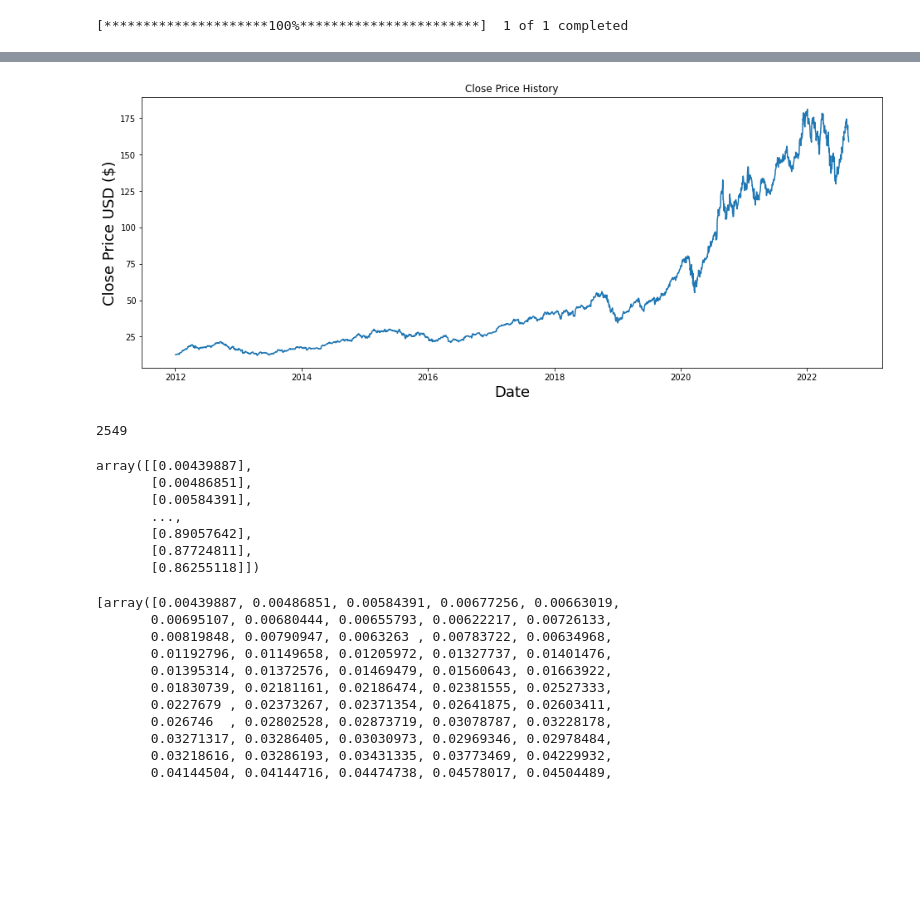
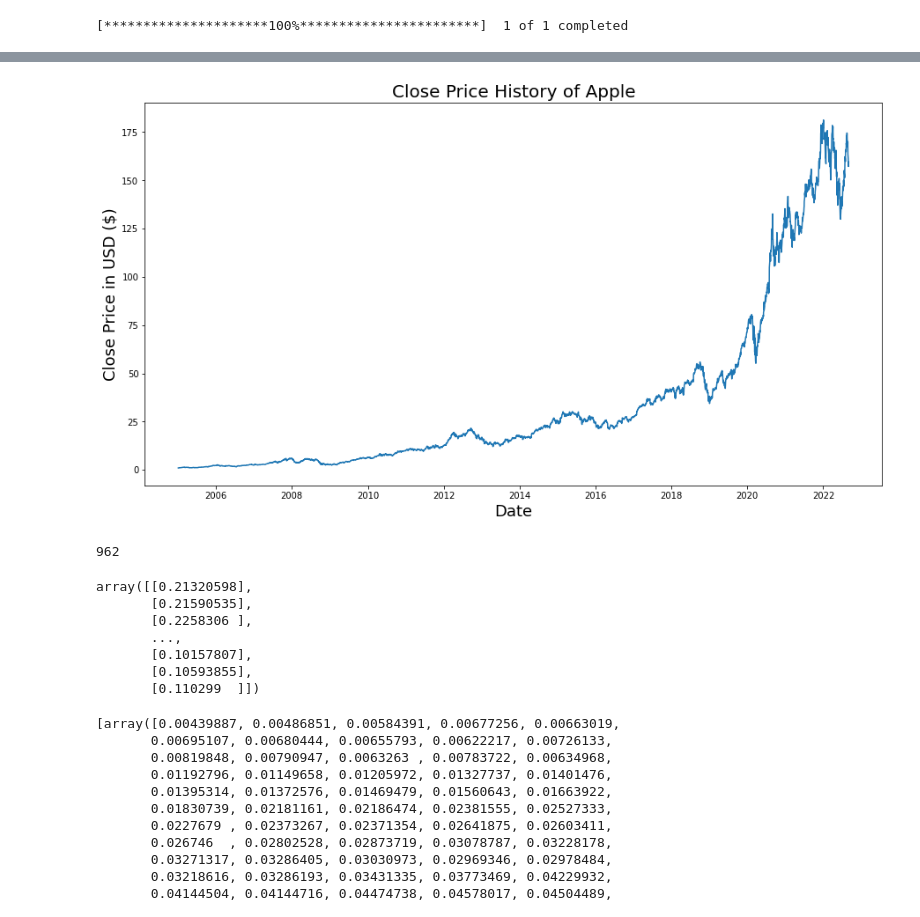
Before and after one commit to BANZOM/Stock_Market_Price_Prediction_by_LSTM, a Jupyter notebook: stocks_market_prediction_usingLSTM.ipynb, the cells around one changed output, grey strips where cells are left out. Saved outputs shown, nothing was run; the diff lists cells and outputs as text; code cells hidden in the pictures; blank space fills up the shorter version.

```diff
--- a/stocks_market_prediction_usingLSTM.ipynb
+++ b/stocks_market_prediction_usingLSTM.ipynb
@@ -383,5 +391,8 @@ for label, x, y in zip(rets.columns, rets.mean(), rets.std()):
 # %%
 # Get the stock quote
-df = yf.download('AAPL', data_source='yahoo', start='2012-01-01', end=datetime.now())
+
+df_apple = yf.download('AAPL', data_source='yahoo', start='2005-01-01', end=datetime.now())
+
+#2012
 # %% [output]
 [*********************100%***********************]  1 of 1 completed
@@ -405,39 +416,41 @@ df
 # %%
-plt.figure(figsize=(16,6))
-plt.title('Close Price History')
-plt.plot(df['Adj Close'])
-plt.xlabel('Date', fontsize=18)
-plt.ylabel('Close Price USD ($)', fontsize=18)
+plt.figure(figsize=(15,8))
+plt.plot(df_apple['Adj Close'])
+plt.title('Close Price History of Apple', fontsize=20)
+plt.xlabel('Date', fontsize=18 )
+plt.ylabel('Close Price in USD ($)', fontsize=18)
 plt.show()
 # %% [output]
-[figure, old version]
+[figure, new version]
 # %%
-# Create a new dataframe with only the 'Close column
-data = df.filter(['Close'])
+# Create a new dataframe with only the 'Close' value column
+data_close = df.filter(['Close'])
+
 # Convert the dataframe to a numpy array
-dataset = data.values
+dataset = data_close.values
+
 # Get the number of rows to train the model on
-training_data_len = int(np.ceil( len(dataset) * .95 ))
+training_data_len = int(np.ceil( len(dataset) * .95 ))    # np.ceil(arr) --- return the next whole int value of a float num.
 
 training_data_len
 # %% [output]
-2549
+962
-# %%
-# Scale the data
-from sklearn.preprocessing import MinMaxScaler
-
-scaler = MinMaxScaler(feature_range=(0,1))
-scaled_data = scaler.fit_transform(dataset)
-
-scaled_data
-# %% [output]
-array([[0.00439887],
-       [0.00486851],
-       [0.00584391],
-       ...,
-       [0.89057642],
-       [0.87724811],
-       [0.86255118]])
+# %%
+# Scaling the data: scikit_learn is lib that includes classification, repression like libraries.
+# The MinMaxscaler is a type of scaler that scales the minimum and maximum values to be 0 and 1 respectively.
+from sklearn.preprocessing import MinMaxScaler
+
+# scaling the closing dataset betwn 0 and 1
+scaled_data = MinMaxScaler().fit_transform(dataset)
+scaled_data
+# %% [output]
+array([[0.21320598],
+       [0.21590535],
+       [0.2258306 ],
+       ...,
+       [0.10157807],
+       [0.10593855],
+       [0.110299  ]])
 # %%
 # Create the training data set
 # Create the scaled training data set
```
Also changed, not shown: parts of 20 cells of this notebook.
